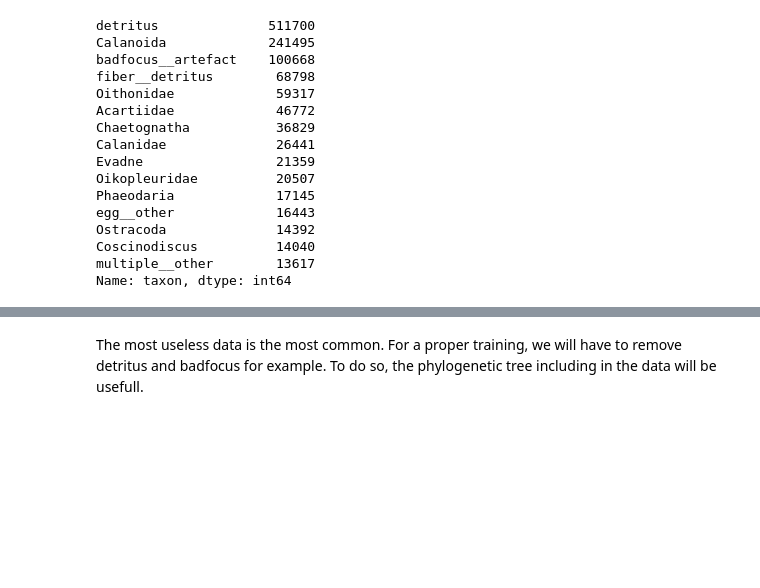
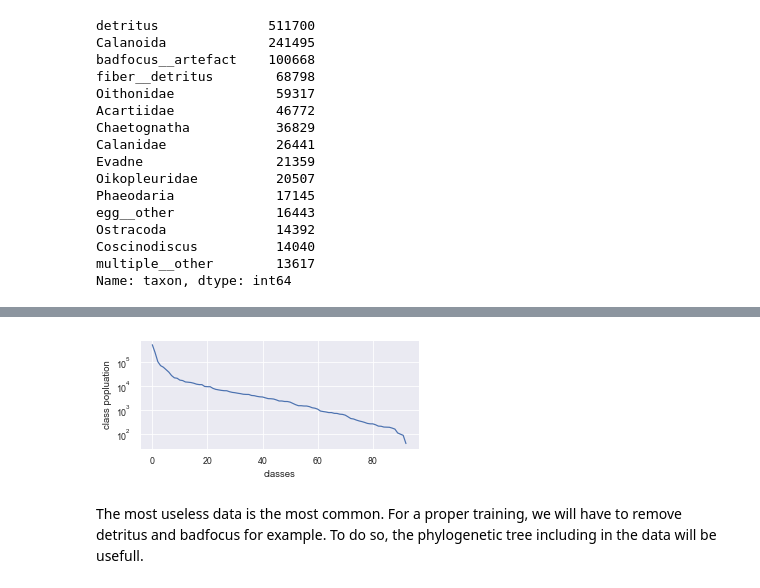
Before and after one commit to AntoineSalaun/PlanktonClassifier, a Jupyter notebook: Data_exploration.ipynb, the cells around one changed output, grey strips where cells are left out. Drawn from its saved outputs; the diff is of its cells as text; code cells hidden in the pictures; blank space fills up the shorter version.

```diff
--- a/Data_exploration.ipynb
+++ b/Data_exploration.ipynb
@@ -10,7 +12,7 @@ The data folder contains several files in addition to the plankton images. Let's
 
 It contains features of each images based mainly on hue and light intensity. This data comes from a processing of the images.
 # %%
-data_folder = '/Users/nounou/Desktop/EPFL/M5/Project I/Code/ZooScanSet'
+data_folder = '/Users/nounou/Desktop/EPFL/M5/Project_I/ZooScanSet'
 feature_ski = pd.read_csv(data_folder+'/features_skimage.csv')
 feature_ski
 # %% [output]
@@ -187,0 +200,5 @@ Name: taxon, dtype: int64
+# %%
+df = pd.DataFrame(taxa['taxon'].value_counts())
+# %%
+df = df.rename(columns={'taxon' : ' class population'})
+df
@@ -187,0 +219,4 @@ Name: taxon, dtype: int64
+# %%
+df1 = pd.DataFrame(df['population'])
+df1 = df1.reset_index(drop=True)
+df1
@@ -188,3 +237,15 @@ Name: taxon, dtype: int64
+# %%
+sns.set_theme(style="darkgrid", palette="deep")
+sns.set_context("paper")
+
+plt.figure(figsize=(5,2))
+ax = sns.lineplot(data=df1, legend=False)
+plt.yscale('log')
+ax.set(xlabel='classes', ylabel='class popluation')
+plt.savefig('/Users/nounou/Desktop/EPFL/M5/Project_I/Graphs/Final_Figures/'+'class_population.eps')
+plt.show()
+# %% [output]
+[figure, added]
 # %% [markdown]
 The most useless data is the most common. For a proper training, we will have to remove detritus and badfocus for example. To do so, the phylogenetic tree including in the data will be usefull.
 # %% [markdown]
```
Also changed, not shown: parts of 4 cells of this notebook, 10 other files.
